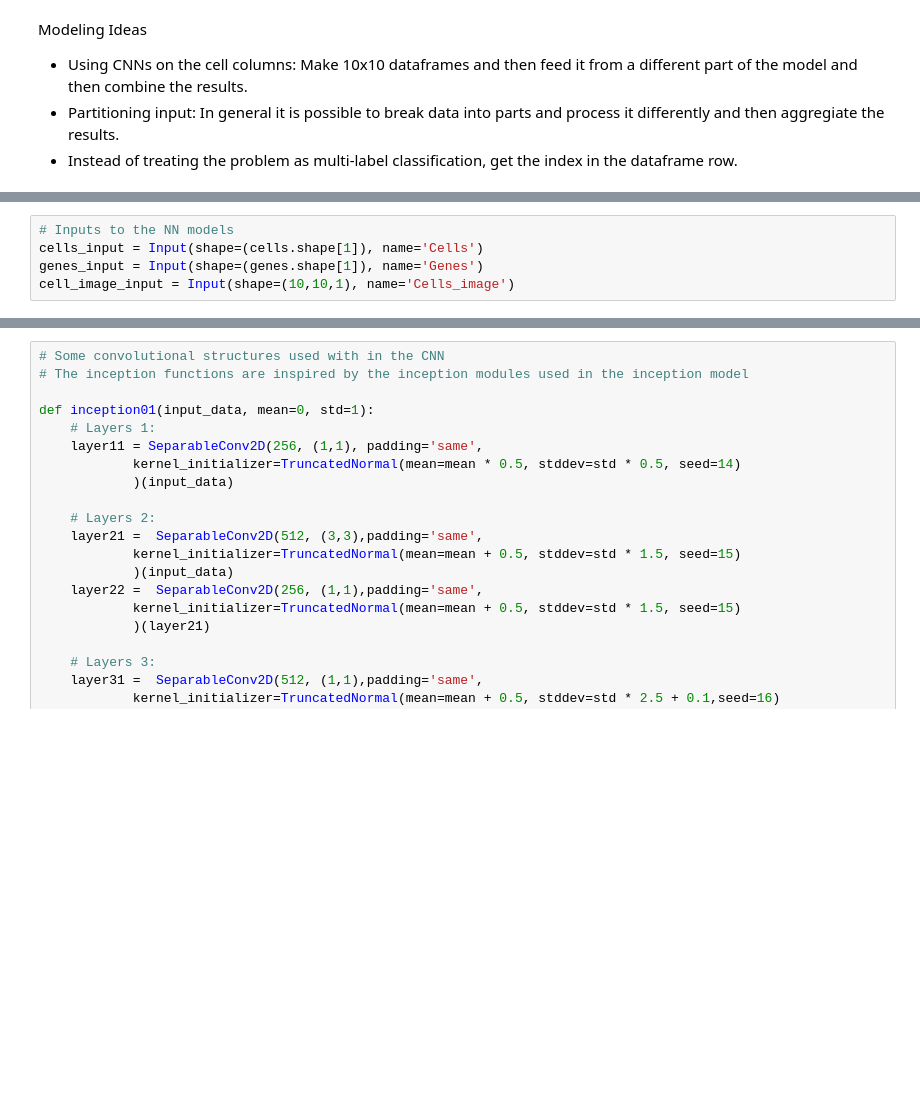
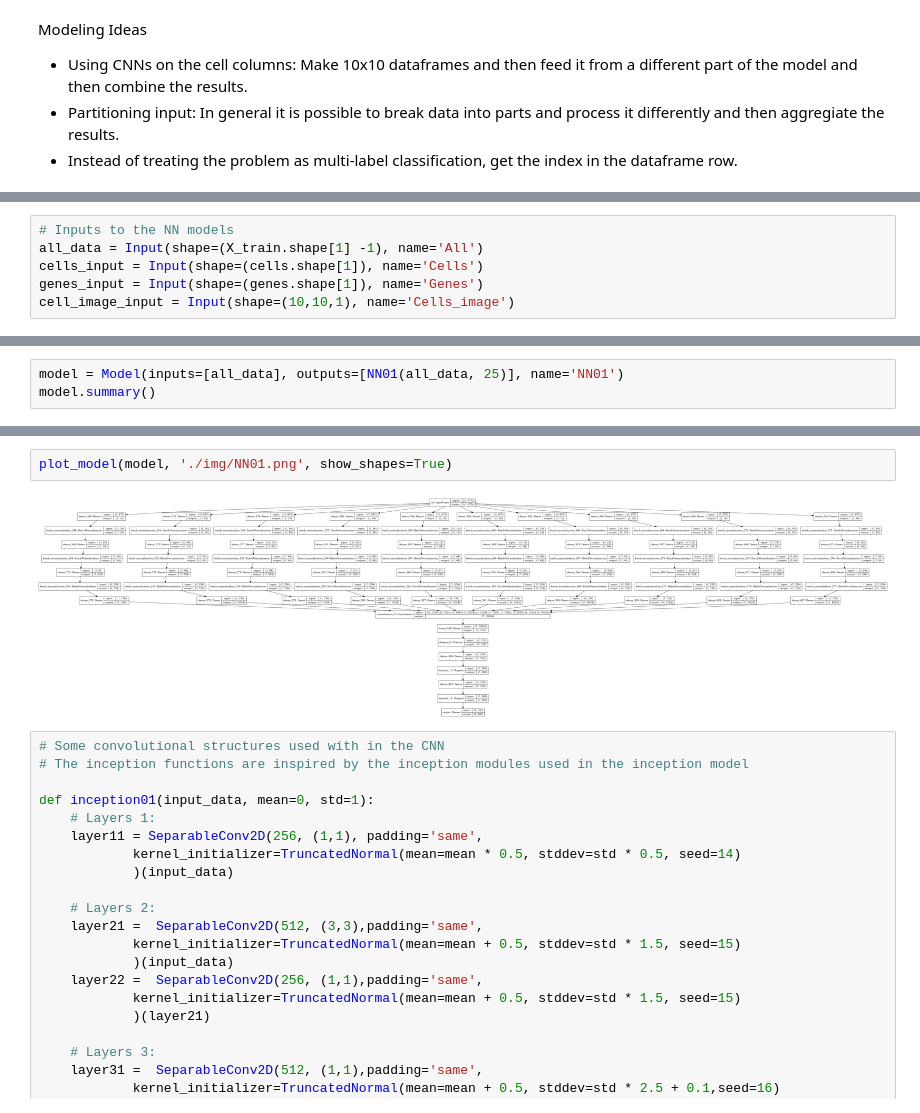
Before and after one commit to damoonsh/MoA, a Jupyter notebook: main.ipynb, the cells around one changed output, grey strips where cells are left out. Cells and saved outputs as stored; diff of their text form; blank space fills up the shorter version.

Commit message:
Working on base models and hyperparameter tuning.

```diff
--- a/main.ipynb
+++ b/main.ipynb
@@ -87,5 +146,6 @@ import tensorflow_docs.modeling
 # %%
 # Inputs to the NN models
+all_data = Input(shape=(X_train.shape[1] -1), name='All')
 cells_input = Input(shape=(cells.shape[1]), name='Cells')
 genes_input = Input(shape=(genes.shape[1]), name='Genes')
 cell_image_input = Input(shape=(10,10,1), name='Cells_image')
@@ -91,0 +260,3 @@ cell_image_input = Input(shape=(10,10,1), name='Cells_image')
+# %%
+model = Model(inputs=[all_data], outputs=[NN01(all_data, 25)], name='NN01')
+model.summary()
@@ -92,3 +281,7 @@ cell_image_input = Input(shape=(10,10,1), name='Cells_image')
+# %%
+plot_model(model, './img/NN01.png', show_shapes=True)
+# %% [output]
+[figure, added]
 # %%
 # Some convolutional structures used with in the CNN
 # The inception functions are inspired by the inception modules used in the inception model
```
Also changed, not shown: parts of 22 cells of this notebook, 2 other files.
